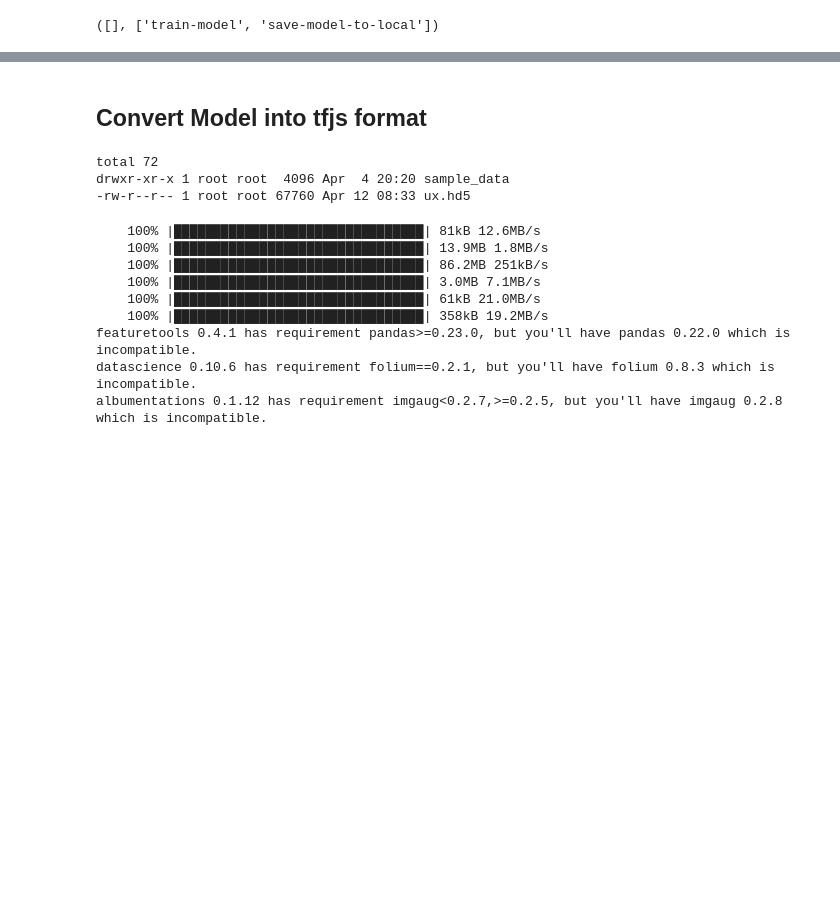
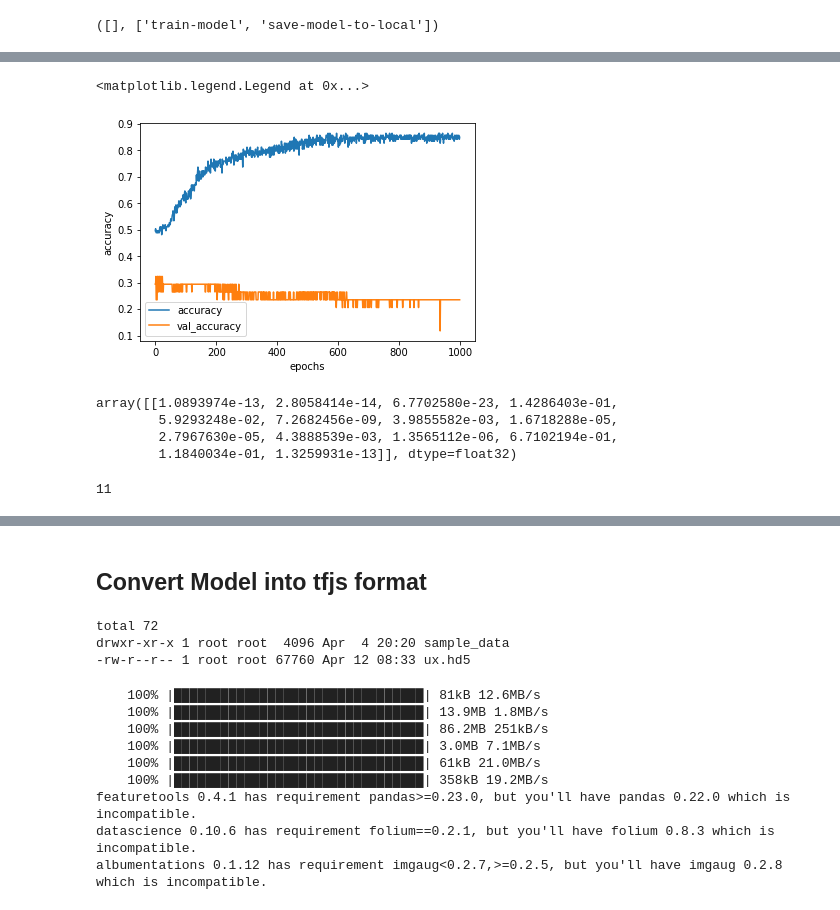
Before and after one commit to DJCordhose/ux-by-tfjs, a Jupyter notebook: notebooks/click-sequence-model.ipynb, the cells around one changed output, grey strips where cells are left out. Saved outputs shown, nothing was run; the diff lists cells and outputs as text; code cells hidden in the pictures; blank space fills up the shorter version.

```diff
--- a/notebooks/click-sequence-model.ipynb
+++ b/notebooks/click-sequence-model.ipynb
@@ -97,0 +159,3 @@ y = [item['y'] - 1 for item in df]
+# %%
+y = seqs[:, 1]
+y
@@ -97,0 +174,21 @@ y = [item['y'] - 1 for item in df]
+# %%
+import tensorflow as tf
+from tensorflow import keras
+from tensorflow.keras.layers import Dense, LSTM, GRU, SimpleRNN, Embedding
+from tensorflow.keras.models import Sequential, Model
+
+embedding_dim = 2
+n_buttons = len(encoder.classes_) + 1
+
+model = Sequential()
+model.add(Embedding(name='embedding',
+                    input_dim=n_buttons,
+                    output_dim=embedding_dim,
+#                     input_length=1))
+                    input_length=chunk_size))
+
+model.add(SimpleRNN(units=50, activation='relu', name="RNN"))
+
+model.add(Dense(units=n_buttons, name='softmax', activation='softmax'))
+model.compile(optimizer='adam', loss='sparse_categorical_crossentropy', metrics=['accuracy'])
+model.summary()
@@ -97,0 +210,9 @@ y = [item['y'] - 1 for item in df]
+# %%
+%%time
+
+EPOCHS = 1000
+BATCH_SIZE = 50
+
+history = model.fit(X, y,
+                    batch_size=BATCH_SIZE,
+                    epochs=EPOCHS, verbose=0, validation_split=0.2)
@@ -98,3 +244,28 @@ y = [item['y'] - 1 for item in df]
+# %%
+plt.ylabel('accuracy')
+plt.xlabel('epochs')
+
+# TF 2.0
+plt.plot(history.history['accuracy'])
+plt.plot(history.history['val_accuracy'])
+# plt.plot(history.history['acc'])
+# plt.plot(history.history['val_acc'])
+
+plt.legend(['accuracy', 'val_accuracy'])
+# %% [output]
+<matplotlib.legend.Legend at 0x...>
+[figure, added]
+# %%
+model.predict([[X[0]]])
+# %% [output]
+array([[1.0893974e-13, 2.8058414e-14, 6.7702580e-23, 1.4286403e-01,
+        5.9293248e-02, 7.2682456e-09, 3.9855582e-03, 1.6718288e-05,
+        2.7967630e-05, 4.3888539e-03, 1.3565112e-06, 6.7102194e-01,
+        1.1840034e-01, 1.3259931e-13]], dtype=float32)
+# %%
+model.predict([[X[0]]]).argmax()
+# %% [output]
+11
 # %%
 y[0]
 # %% [output]
```
Also changed, not shown: parts of 47 cells of this notebook.
